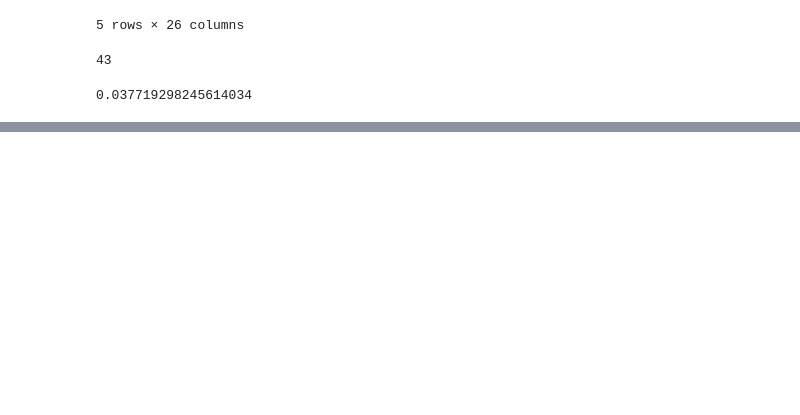
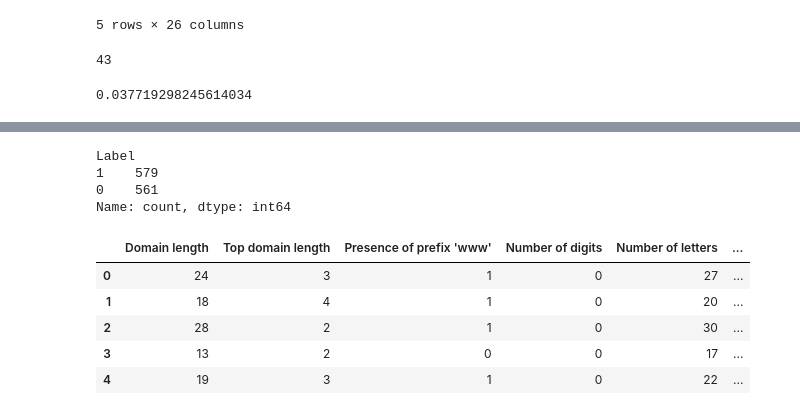
Before and after one commit to genbautista/DataMining, a Jupyter notebook: FraudulentDataset2.ipynb, the cells around one changed output, grey strips where cells are left out. Saved outputs shown, nothing was run; the diff lists cells and outputs as text; code cells hidden in the pictures; blank space fills up the shorter version.

Commit message:
cleaned messy dataset, excluded target variable, implemented scaling method, but need help with the one-hot encoding please

```diff
--- a/FraudulentDataset2.ipynb
+++ b/FraudulentDataset2.ipynb
@@ -24,0 +116,4 @@ len(data['SSL certificate issuer'].unique())
+# %%
+all_issuers = sorted(set(data['SSL certificate issuer']))
+issuer_to_number = {issuer: i for i, issuer in enumerate(all_issuers)}
+issuer_to_number
@@ -24,0 +138,3 @@ len(data['SSL certificate issuer'].unique())
+# %%
+data['SSL certificate issuer'] = data['SSL certificate issuer'].map(issuer_to_number)
+data['SSL certificate issuer'].head()
@@ -24,0 +168,4 @@ len(data['SSL certificate issuer'].unique())
+# %%
+#exclude the target variable
+column = data.columns[data.columns != 'Label']
+column
@@ -24,0 +183,18 @@ len(data['SSL certificate issuer'].unique())
+# %%
+data['Label'] = data['Label'].map({'fraudulent': 1, 'legitimate': 0})
+data['Label'].value_counts()
+# %% [output]
+Label
+1    579
+0    561
+Name: count, dtype: int64
+# %%
+data_scale = data[column]
+data_scale.head()
+# %% [output]
+|  | Domain length | Top domain length | Presence of prefix 'www' | Number of digits | Number of letters | ... |
+| 0 | 24 | 3 | 1 | 0 | 27 | ... |
+| 1 | 18 | 4 | 1 | 0 | 20 | ... |
+| 2 | 28 | 2 | 1 | 0 | 30 | ... |
+| 3 | 13 | 2 | 0 | 0 | 17 | ... |
+| 4 | 19 | 3 | 1 | 0 | 22 | ... |
```
Also changed, not shown: parts of 20 cells of this notebook.
